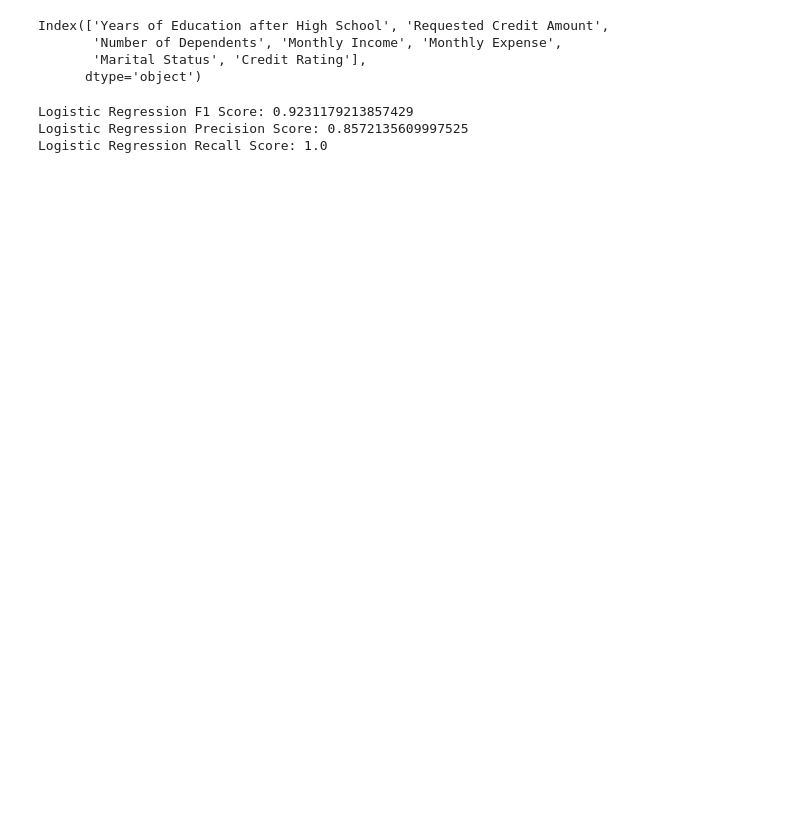
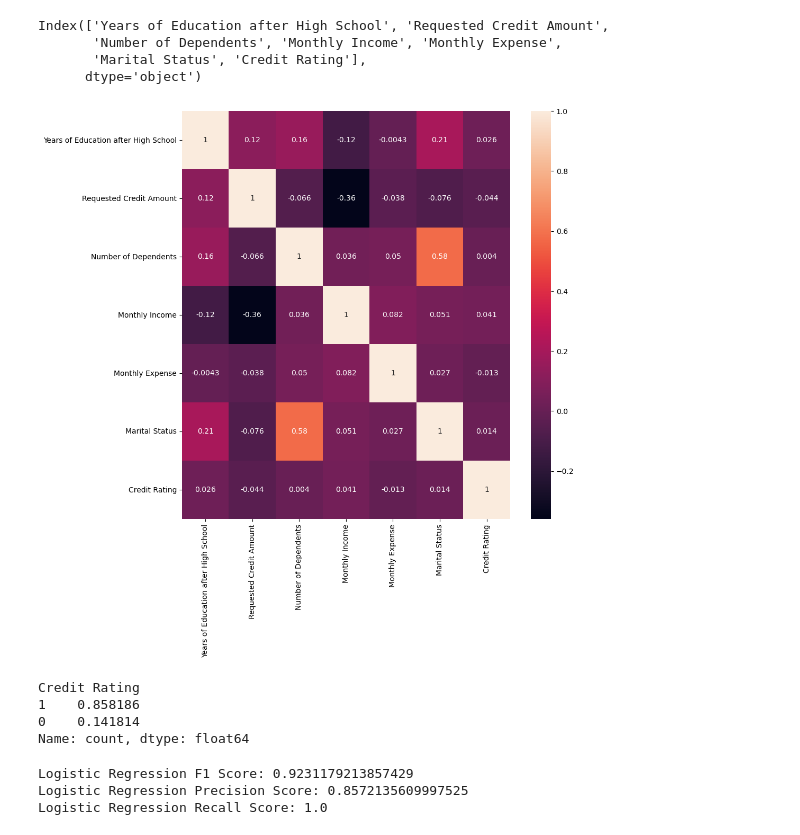
Before and after one commit to qmdismnp/Schulich_DS_MBAN, a Jupyter notebook: predictive midterm.ipynb, the cells around one changed output. Drawn from its saved outputs; the diff is of its cells as text; code cells hidden in the pictures; blank space fills up the shorter version.

```diff
--- a/predictive midterm.ipynb
+++ b/predictive midterm.ipynb
@@ -181,6 +180,28 @@ scaler = MinMaxScaler()
 
 columns_to_scale = df.columns.difference(['Credit Rating'])
 df[columns_to_scale] = scaler.fit_transform(df[columns_to_scale])
+# %%
+correlation = df.corr(method='pearson')
+
+# uses the variable ax for single a Axes
+fig, ax = plt.subplots()
+
+# sets the figure size in inches
+ax.figure.set_size_inches(10, 10)
+sns.heatmap(correlation, annot=True);
+
+# displays the plot
+plt.show()
+# %% [output]
+[figure, added]
+# %%
+
+df['Credit Rating'].value_counts()/len(df)
+# %% [output]
+Credit Rating
+1    0.858186
+0    0.141814
+Name: count, dtype: float64
 # %%
 X = df.drop(columns=['Credit Rating'])
 y = df['Credit Rating']
```
Also changed, not shown: parts of 14 cells of this notebook, 1 other file.
